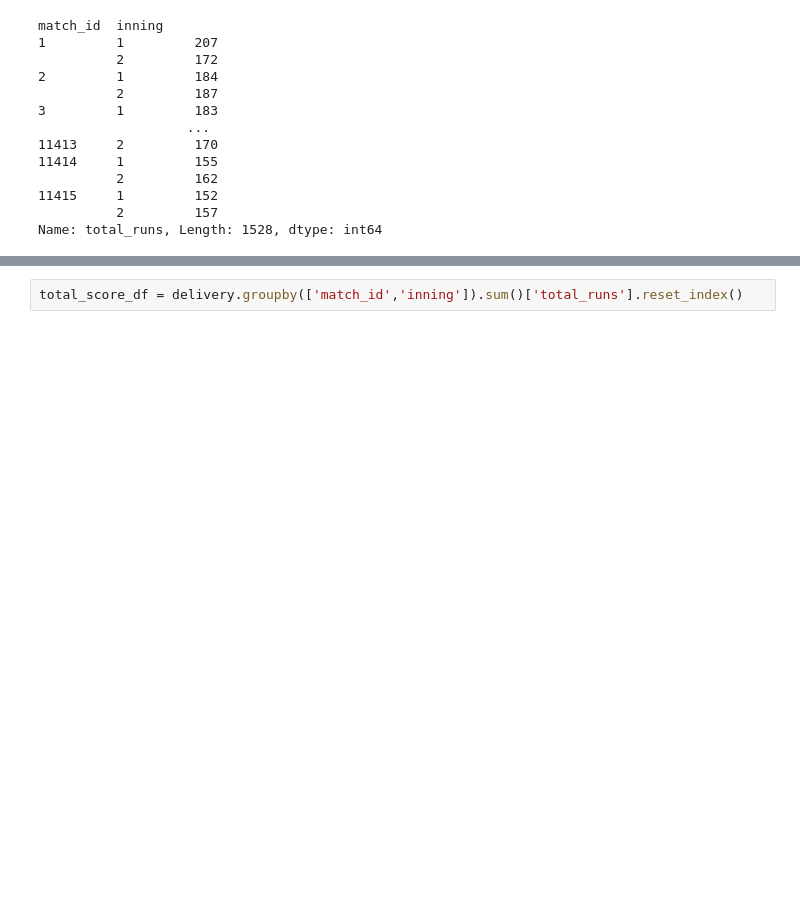
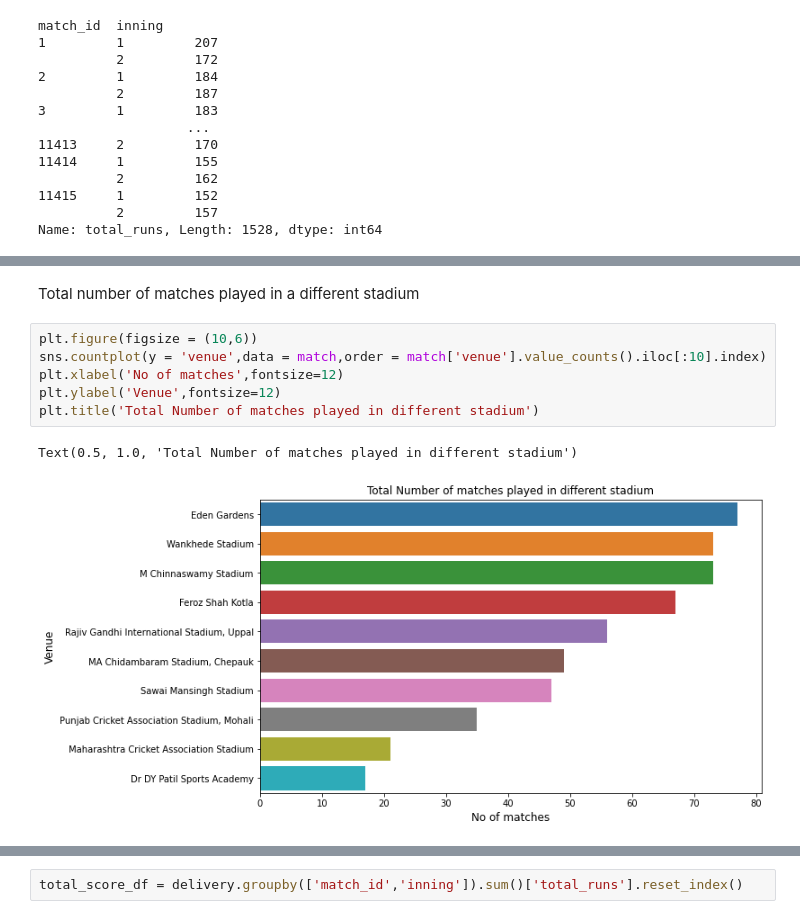
Before and after one commit to cs-sohan/sportsguru, a Jupyter notebook: Ipl_Win_Predictor.ipynb, the cells around one changed output, grey strips where cells are left out. Cells and saved outputs as stored; diff of their text form; blank space fills up the shorter version.

```diff
--- a/Ipl_Win_Predictor.ipynb
+++ b/Ipl_Win_Predictor.ipynb
@@ -46,0 +61,11 @@ Name: total_runs, Length: 1528, dtype: int64
+# %% [markdown]
+Total number of matches played in a different stadium
+# %%
+plt.figure(figsize = (10,6))
+sns.countplot(y = 'venue',data = match,order = match['venue'].value_counts().iloc[:10].index)
+plt.xlabel('No of matches',fontsize=12)
+plt.ylabel('Venue',fontsize=12)
+plt.title('Total Number of matches played in different stadium')
+# %% [output]
+Text(0.5, 1.0, 'Total Number of matches played in different stadium')
+[figure, added]
```
Also changed, not shown: parts of 16 cells of this notebook, 1 other file.
